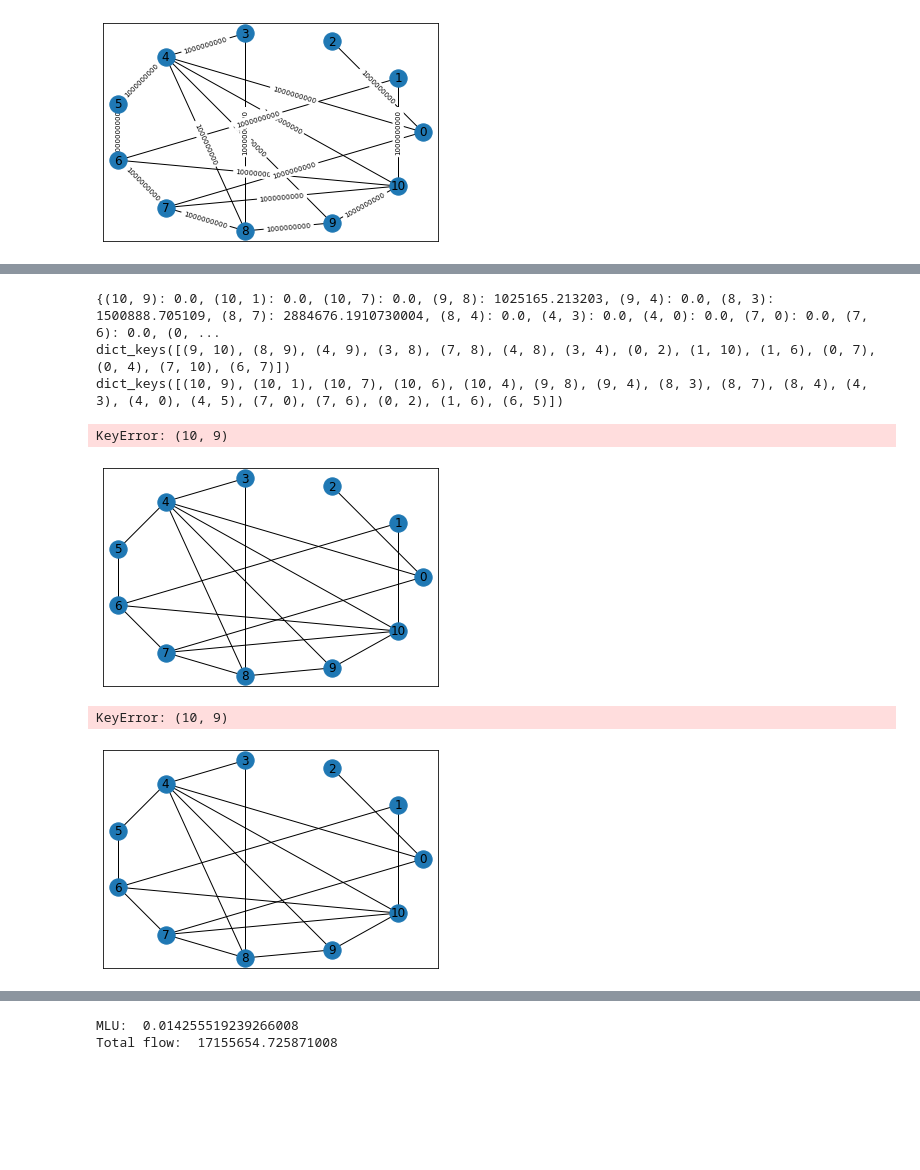
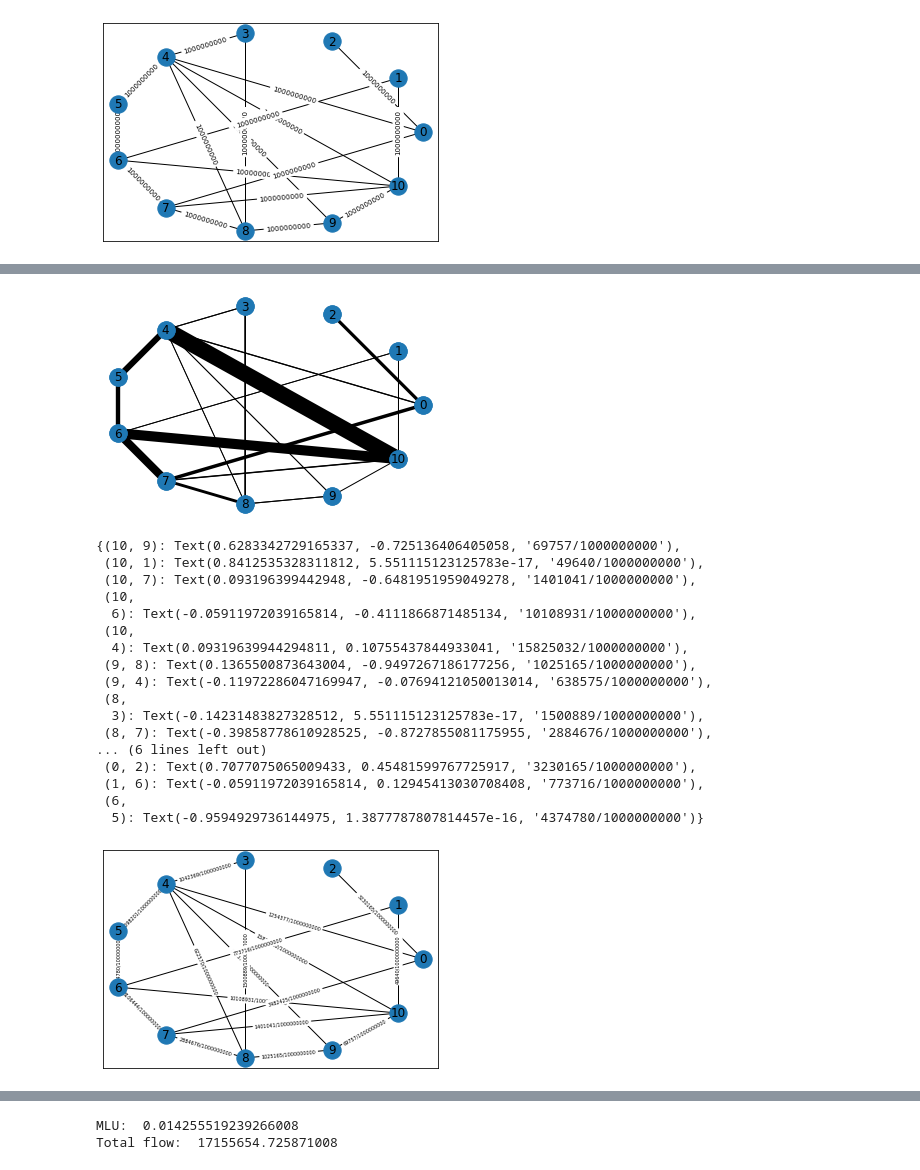
Before and after one commit to benbananas/NetworksFinal, a Jupyter notebook: proj.ipynb, the cells around one changed output, grey strips where cells are left out. Cells and saved outputs as stored; diff of their text form; code cells hidden in the pictures; blank space fills up the shorter version.

Commit message:
proj has visualization for first model

```diff
--- a/proj.ipynb
+++ b/proj.ipynb
@@ -69,6 +69,13 @@ demand = np.array(demand).reshape(n, n)
 np.fill_diagonal(demand, 0) #demand from a node to itself should be 0
 # %%
 # maximize total throughput
+# update edges
+edges_undirected = []
+for u, v in G.edges():
+    tail = min(u,v)
+    head = max(u,v)
+    edges_undirected.append((tail, head, G[u][v]['weight']))
+
 paths = []
 for i in range(n):
     for j in range(n):
@@ -79,7 +86,7 @@ for i in range(n):
 m = gp.Model("Max Throughput")
 
 edges_vars = {} # maps edge to (edge var, [path vars that use it])
-for (src, dest, capacity) in edges:
+for (src, dest, capacity) in edges_undirected:
     tail = min(src, dest)
     head = max(src, dest)
     edges_vars[(tail, head)] = (m.addVar(name=f'({tail}, {head})'), [])
@@ -147,51 +154,51 @@ Obj: 1.71557e+07
 # %%
 # VISUALIZATION of edge flow by size
 # get edge flows
 flows = {}
 modelVars = m.getVars()
 for i in range(len(G.edges())):
     var = modelVars[i]
     edge = eval(var.VarName)
     flows[edge] = var.X
 nx.set_edge_attributes(G, flows, "flow")
 nx.draw_networkx(G,pos)
 
-print(nx.get_edge_attributes(G,'flow'))
-
-# get edge widths
-# widths = []
-# for u,v in G.edges():
-#     print(u,v)
-#     # widths.append(G[u][v]["flow"] / G[u][v]['weight']*1000)
-
-print(flows.keys())
-print(capacities.keys())
-
-widths = {}
-for edge in G.edges():
-    print(flows[edge])
-    print(capacities[edge])
-    widths[edge] = (flows[edge]/capacities[edge])
+widths = []
+for u,v in G.edges():
+    widths.append(G[u][v]['flow'] / G[u][v]['weight']*1000)
 
 nx.draw(G, pos, width=widths)
 # %% [output]
-{(10, 9): 0.0, (10, 1): 0.0, (10, 7): 0.0, (9, 8): 1025165.213203, (9, 4): 0.0, (8, 3): 1500888.705109, (8, 7): 2884676.1910730004, (8, 4): 0.0, (4, 3): 0.0, (4, 0): 0.0, (7, 0): 0.0, (7, 6): 0.0, (0, ...
-dict_keys([(9, 10), (8, 9), (4, 9), (3, 8), (7, 8), (4, 8), (3, 4), (0, 2), (1, 10), (1, 6), (0, 7), (0, 4), (7, 10), (6, 7)])
-dict_keys([(10, 9), (10, 1), (10, 7), (10, 6), (10, 4), (9, 8), (9, 4), (8, 3), (8, 7), (8, 4), (4, 3), (4, 0), (4, 5), (7, 0), (7, 6), (0, 2), (1, 6), (6, 5)])
-KeyError: (10, 9)
-[figure, old version]
+[figure, new version]
 # %%
 # visualization with edge flow / capacity
 nx.draw_networkx(G,pos)
 
 # get edge widths
-labels = dict([(edge, f'{flows[edge]}/{capacities[edge]}')
-                    for edge in G.edges])
+labels = {}
+for u,v in G.edges():
+    labels[(u,v)] = (str(round(G[u][v]['flow'])) + "/" + str(G[u][v]['weight']))
 
-nx.draw_networkx_edge_labels(G,pos,edge_labels=labels, font_size=7)
+nx.draw_networkx_edge_labels(G,pos,edge_labels=labels, font_size=5)
 # %% [output]
-KeyError: (10, 9)
+{(10, 9): Text(0.6283342729165337, -0.725136406405058, '69757/1000000000'),
+ (10, 1): Text(0.8412535328311812, 5.551115123125783e-17, '49640/1000000000'),
+ (10, 7): Text(0.093196399442948, -0.6481951959049278, '1401041/1000000000'),
+ (10,
+  6): Text(-0.05911972039165814, -0.4111866871485134, '10108931/1000000000'),
+ (10,
+  4): Text(0.09319639944294811, 0.10755437844933041, '15825032/1000000000'),
+ (9, 8): Text(0.1365500873643004, -0.9497267186177256, '1025165/1000000000'),
+ (9, 4): Text(-0.11972286047169947, -0.07694121050013014, '638575/1000000000'),
+ (8,
+  3): Text(-0.14231483827328512, 5.551115123125783e-17, '1500889/1000000000'),
+ (8, 7): Text(-0.39858778610928525, -0.8727855081175955, '2884676/1000000000'),
+... (6 lines left out)
+ (0, 2): Text(0.7077075065009433, 0.45481599767725917, '3230165/1000000000'),
+ (1, 6): Text(-0.05911972039165814, 0.12945413030708408, '773716/1000000000'),
+ (6,
+  5): Text(-0.9594929736144975, 1.3877787807814457e-16, '4374780/1000000000')}
-[figure, old version]
+[figure, new version]
 # %%
 # Minimize the MLU (changing the objective function)
 
```
Also changed, not shown: parts of 3 cells of this notebook, 1 other file.
